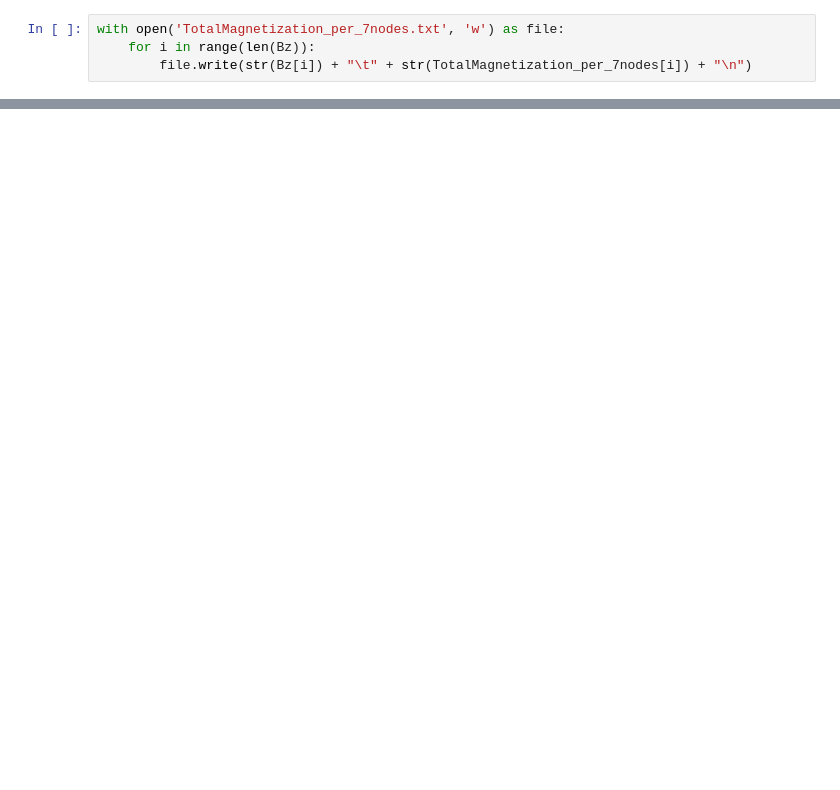
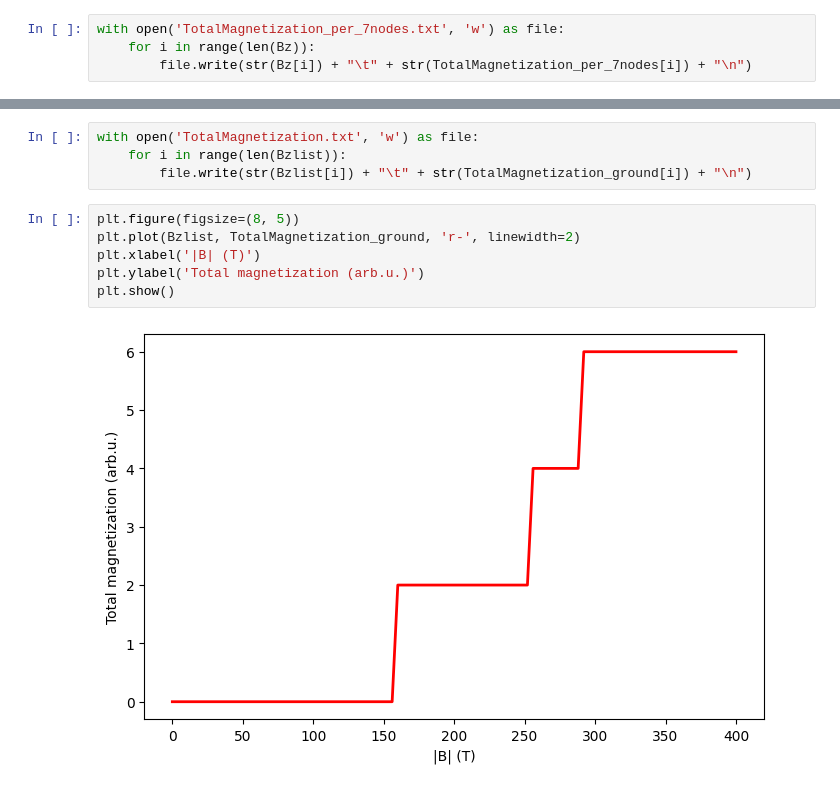
Before and after one commit to YauheniTalochkaN/SpinNet_QuTiP, a Jupyter notebook: EigenValueProblem.ipynb, the cells around one changed output, grey strips where cells are left out. Drawn from its saved outputs; the diff is of its cells as text; blank space fills up the shorter version.

```diff
--- a/EigenValueProblem.ipynb
+++ b/EigenValueProblem.ipynb
@@ -176,0 +354,12 @@ plt.show()
+# %%
+with open('TotalMagnetization.txt', 'w') as file:
+    for i in range(len(Bzlist)):
+        file.write(str(Bzlist[i]) + "\t" + str(TotalMagnetization_ground[i]) + "\n")
+# %%
+plt.figure(figsize=(8, 5))
+plt.plot(Bzlist, TotalMagnetization_ground, 'r-', linewidth=2)
+plt.xlabel('|B| (T)')
+plt.ylabel('Total magnetization (arb.u.)')
+plt.show()
+# %% [output]
+[figure, added]
```
Also changed, not shown: parts of 8 cells of this notebook.
